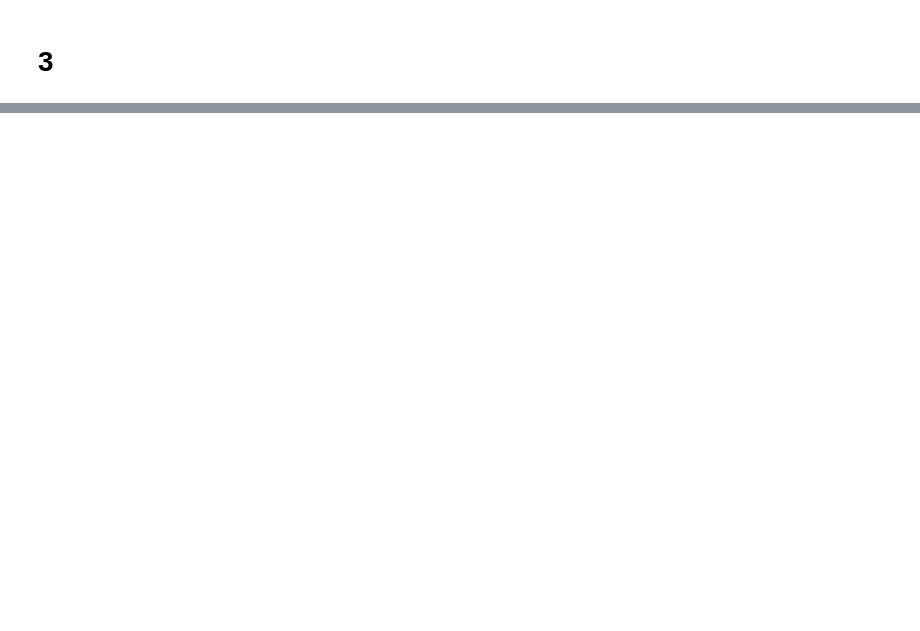
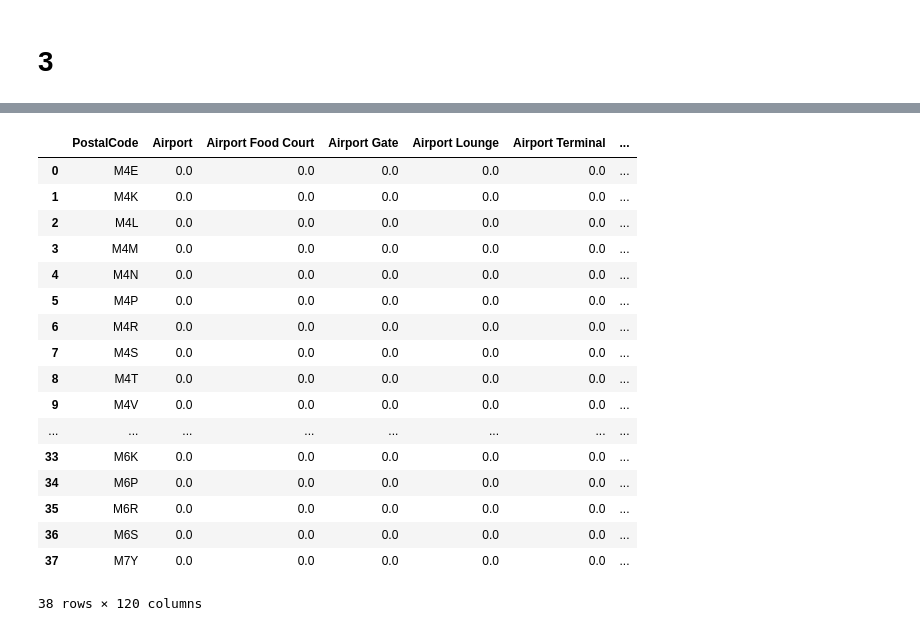
Before and after one commit to Olga-I/Coursera_Capstone, a Jupyter notebook: neighborhoods_in_toronto.ipynb, the cells around one changed output, grey strips where cells are left out. Saved outputs shown, nothing was run; the diff lists cells and outputs as text; code cells hidden in the pictures; blank space fills up the shorter version.

```diff
--- a/neighborhoods_in_toronto.ipynb
+++ b/neighborhoods_in_toronto.ipynb
@@ -125,0 +316,12 @@ map_toronto
+# %%
+# one hot encoding
+toronto_onehot = pd.get_dummies(toronto_venues[['Venue Category']], prefix="", prefix_sep="")
+
+# add neighborhood column back to dataframe
+toronto_onehot['PostalCode'] = toronto_venues['PostalCode']
+
+# move neighborhood column to the first column
+toronto_onehot = toronto_onehot[ ['PostalCode'] + [ col for col in toronto_onehot.columns if col != 'PostalCode' ] ]
+
+toronto_onehot.head()
+#toronto_onehot.shape
@@ -125,0 +336,22 @@ map_toronto
+# %%
+toronto_grouped = toronto_onehot.groupby('PostalCode').mean().reset_index()
+toronto_grouped
+# %% [output]
+|  | PostalCode | Airport | Airport Food Court | Airport Gate | Airport Lounge | Airport Terminal | ... |
+| 0 | M4E | 0.0 | 0.0 | 0.0 | 0.0 | 0.0 | ... |
+| 1 | M4K | 0.0 | 0.0 | 0.0 | 0.0 | 0.0 | ... |
+| 2 | M4L | 0.0 | 0.0 | 0.0 | 0.0 | 0.0 | ... |
+| 3 | M4M | 0.0 | 0.0 | 0.0 | 0.0 | 0.0 | ... |
+| 4 | M4N | 0.0 | 0.0 | 0.0 | 0.0 | 0.0 | ... |
+| 5 | M4P | 0.0 | 0.0 | 0.0 | 0.0 | 0.0 | ... |
+| 6 | M4R | 0.0 | 0.0 | 0.0 | 0.0 | 0.0 | ... |
+| 7 | M4S | 0.0 | 0.0 | 0.0 | 0.0 | 0.0 | ... |
+| 8 | M4T | 0.0 | 0.0 | 0.0 | 0.0 | 0.0 | ... |
+| 9 | M4V | 0.0 | 0.0 | 0.0 | 0.0 | 0.0 | ... |
+| ... | ... | ... | ... | ... | ... | ... | ... |
+| 33 | M6K | 0.0 | 0.0 | 0.0 | 0.0 | 0.0 | ... |
+| 34 | M6P | 0.0 | 0.0 | 0.0 | 0.0 | 0.0 | ... |
+| 35 | M6R | 0.0 | 0.0 | 0.0 | 0.0 | 0.0 | ... |
+| 36 | M6S | 0.0 | 0.0 | 0.0 | 0.0 | 0.0 | ... |
+| 37 | M7Y | 0.0 | 0.0 | 0.0 | 0.0 | 0.0 | ... |
+38 rows × 120 columns
```
Also changed, not shown: parts of 32 cells of this notebook.
